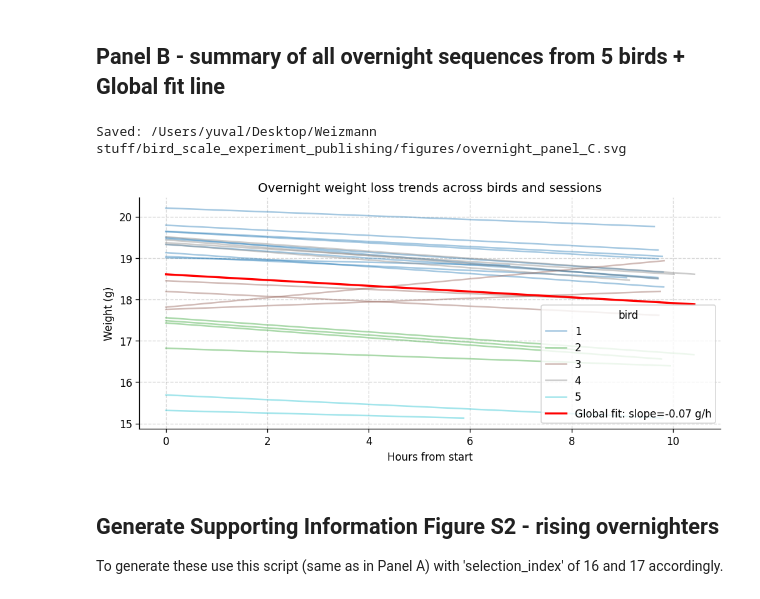
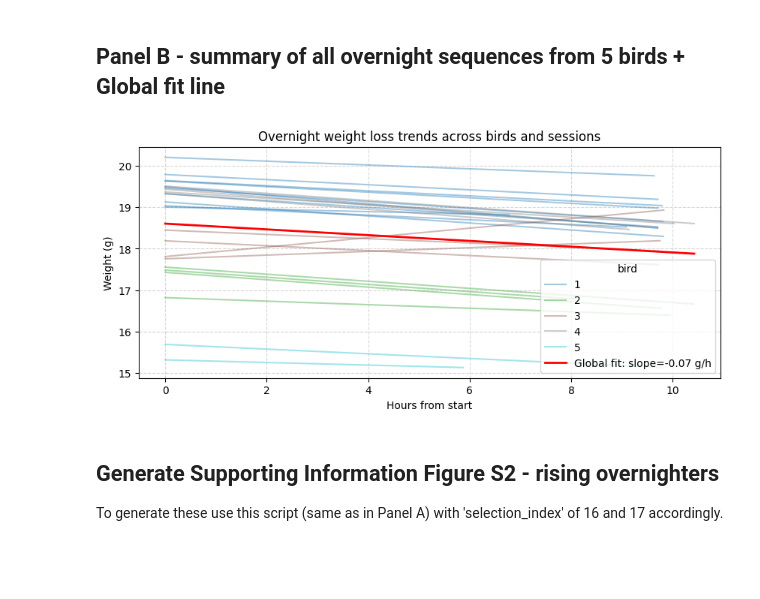
Before and after one commit to NeuralSyntaxLab/perch-scale-manuscript, a Jupyter notebook: scripts/generate_fig_4.ipynb, the cells around one changed output. Saved outputs shown, nothing was run; the diff lists cells and outputs as text; code cells hidden in the pictures; blank space fills up the shorter version.

```diff
--- a/scripts/generate_fig_4.ipynb
+++ b/scripts/generate_fig_4.ipynb
@@ -431,38 +450,37 @@ def plot_fig3(records, show_per_bird_avg=True):
 
     # Global fit: average slope & intercept among negative-slope sequences
     if any(r['slope_hr'] < 0 for r in records):
         slopes = [r['slope_hr'] for r in records if r['slope_hr'] < 0]
         intercepts = [r['pred'][0]   for r in records if r['slope_hr'] < 0]
         avg_slope = float(np.mean(slopes))
         avg_intercept = float(np.mean(intercepts))
 
         max_h = max([r['hours'] for r in records])
         common_hrs = np.linspace(0, max_h, 200)
         fit_vals = avg_slope * common_hrs + avg_intercept
 
         ax.plot(common_hrs, fit_vals,
                 color='red', linewidth=2,
                 label=f'Global fit: slope={avg_slope:.2f} g/h')
 
     ax.set_xlabel('Hours from start')
     ax.set_ylabel('Weight (g)')
     ax.legend(title='bird')
     ax.grid(True, ls='--', alpha=0.5)
     return fig, ax
 
 # 4) Render + save (same output path as before)
 if records:
     fig3, ax3 = plot_fig3(records, show_per_bird_avg=False)
     ax3.set_title("Overnight weight loss trends across birds and sessions")
-    out = P.FIGS / "overnight_panel_C.svg"
-    fig3.savefig(out, bbox_inches='tight', dpi=300, format='svg')
-    print(f"Saved: {out}")
+    # out = P.FIGS / "overnight_panel_C.svg"
+    # fig3.savefig(out, bbox_inches='tight', dpi=300, format='svg')
+    # print(f"Saved: {out}")
     plt.show()
 else:
     print("No records found in overnight_sequences_all_recs.json.")
 # %% [output]
-Saved: /Users/yuval/Desktop/Weizmann stuff/bird_scale_experiment_publishing/figures/overnight_panel_C.svg
-[figure, old version]
+[figure, new version]
 # %% [markdown]
 ## Generate Supporting Information Figure S2 - rising overnighters
 
```
Also changed, not shown: parts of 3 cells of this notebook, 14 other files.
